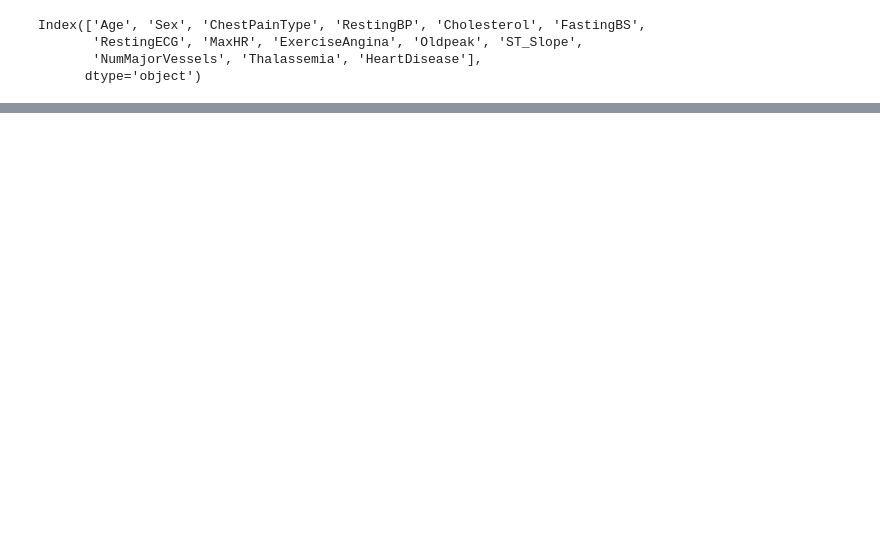
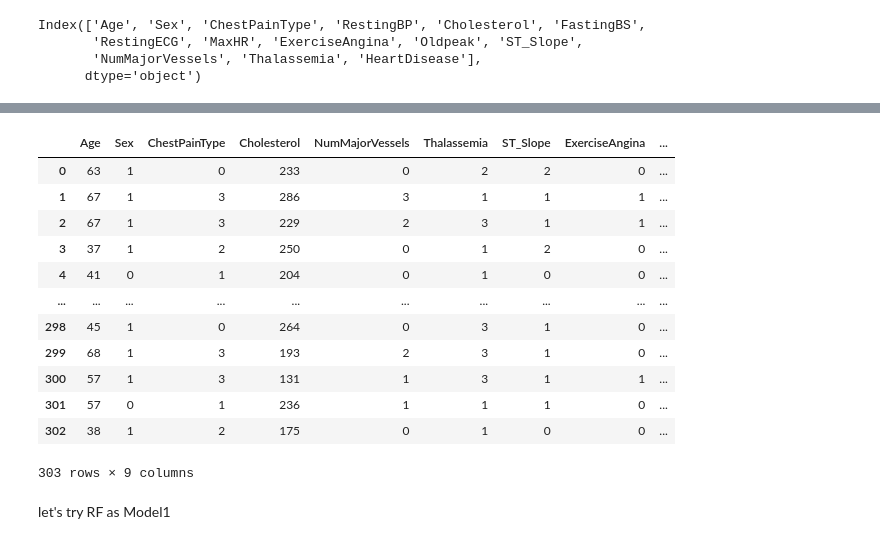
Before and after one commit to Shri-AI-ML/Heart-Disease-Prediction, a Jupyter notebook: main.ipynb, the cells around one changed output, grey strips where cells are left out. Cells and saved outputs as stored; diff of their text form; code cells hidden in the pictures; blank space fills up the shorter version.

```diff
--- a/main.ipynb
+++ b/main.ipynb
@@ -598,0 +58,21 @@ print("Number of features in the saved model:", best_model.n_features_in_)
+# %%
+selected_features=['Age', 'Sex', 'ChestPainType', 'Cholesterol','NumMajorVessels', 'Thalassemia','ST_Slope','ExerciseAngina','HeartDisease']
+new_data=data[selected_features]
+
+new_data.to_csv("datasets/preprocessed.csv",index=False)
+# %%
+new_data
+# %% [output]
+|  | Age | Sex | ChestPainType | Cholesterol | NumMajorVessels | Thalassemia | ST_Slope | ExerciseAngina | ... |
+| 0 | 63 | 1 | 0 | 233 | 0 | 2 | 2 | 0 | ... |
+| 1 | 67 | 1 | 3 | 286 | 3 | 1 | 1 | 1 | ... |
+| 2 | 67 | 1 | 3 | 229 | 2 | 3 | 1 | 1 | ... |
+| 3 | 37 | 1 | 2 | 250 | 0 | 1 | 2 | 0 | ... |
+| 4 | 41 | 0 | 1 | 204 | 0 | 1 | 0 | 0 | ... |
+| ... | ... | ... | ... | ... | ... | ... | ... | ... | ... |
+| 298 | 45 | 1 | 0 | 264 | 0 | 3 | 1 | 0 | ... |
+| 299 | 68 | 1 | 3 | 193 | 2 | 3 | 1 | 0 | ... |
+| 300 | 57 | 1 | 3 | 131 | 1 | 3 | 1 | 1 | ... |
+| 301 | 57 | 0 | 1 | 236 | 1 | 1 | 1 | 0 | ... |
+| 302 | 38 | 1 | 2 | 175 | 0 | 1 | 0 | 0 | ... |
+303 rows × 9 columns
@@ -598,0 +106,2 @@ print("Number of features in the saved model:", best_model.n_features_in_)
+# %% [markdown]
+let's try RF as Model1
```
Also changed, not shown: parts of 36 cells of this notebook, 5 other files.
